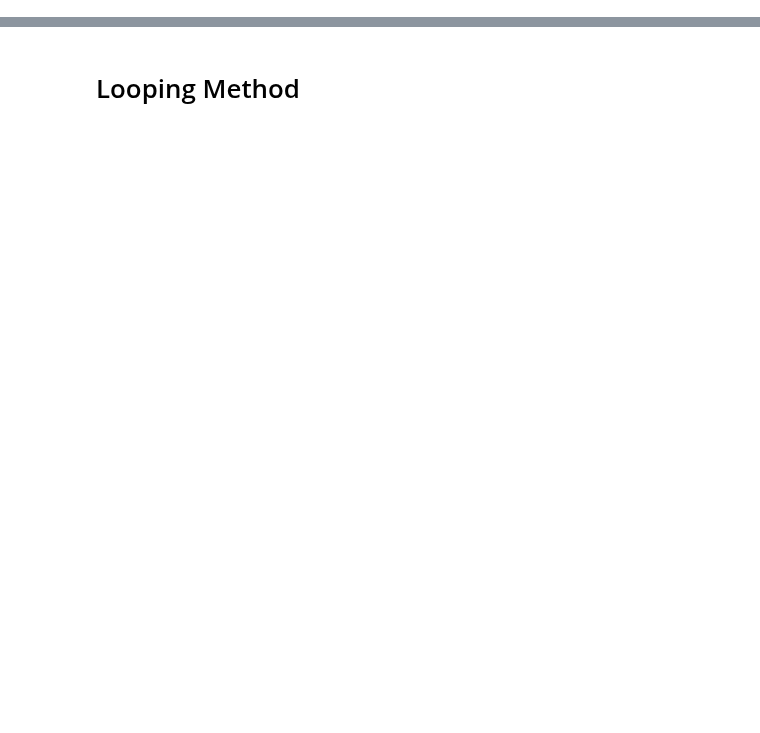
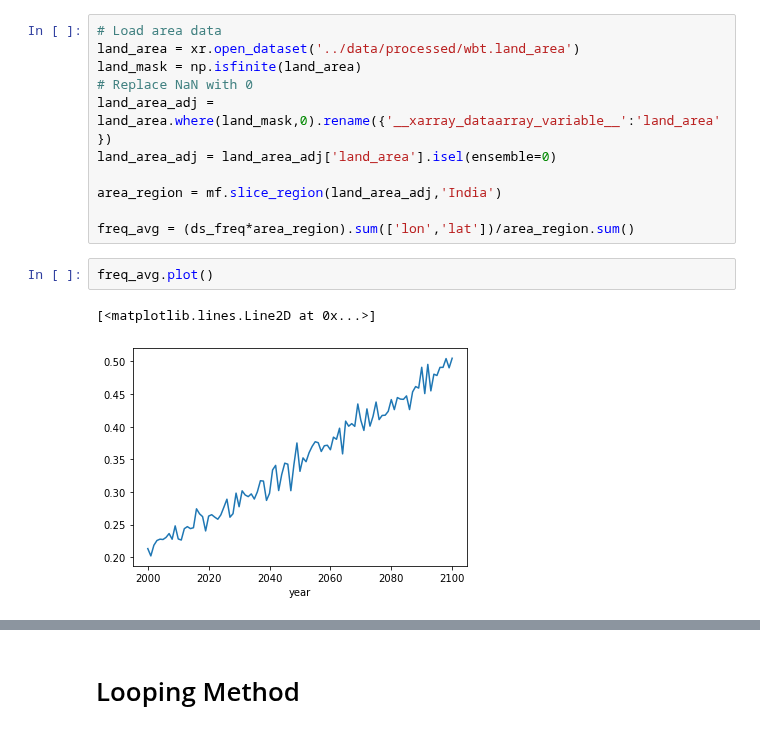
Before and after one commit to KYan19/pei, a Jupyter notebook: notebooks/5.2_WBTPlots2.ipynb, the cells around one changed output, grey strips where cells are left out. Drawn from its saved outputs; the diff is of its cells as text; blank space fills up the shorter version.

```diff
--- a/notebooks/5.2_WBTPlots2.ipynb
+++ b/notebooks/5.2_WBTPlots2.ipynb
@@ -9,0 +33,16 @@ from dask.diagnostics import ProgressBar
+# %%
+# Load area data
+land_area = xr.open_dataset('../data/processed/wbt.land_area')
+land_mask = np.isfinite(land_area)
+# Replace NaN with 0
+land_area_adj = land_area.where(land_mask,0).rename({'__xarray_dataarray_variable__':'land_area'})
+land_area_adj = land_area_adj['land_area'].isel(ensemble=0)
+
+area_region = mf.slice_region(land_area_adj,'India')
+
+freq_avg = (ds_freq*area_region).sum(['lon','lat'])/area_region.sum()
+# %%
+freq_avg.plot()
+# %% [output]
+[<matplotlib.lines.Line2D at 0x...>]
+[figure, added]
```
Also changed, not shown: parts of 12 cells of this notebook, 5 other files.
